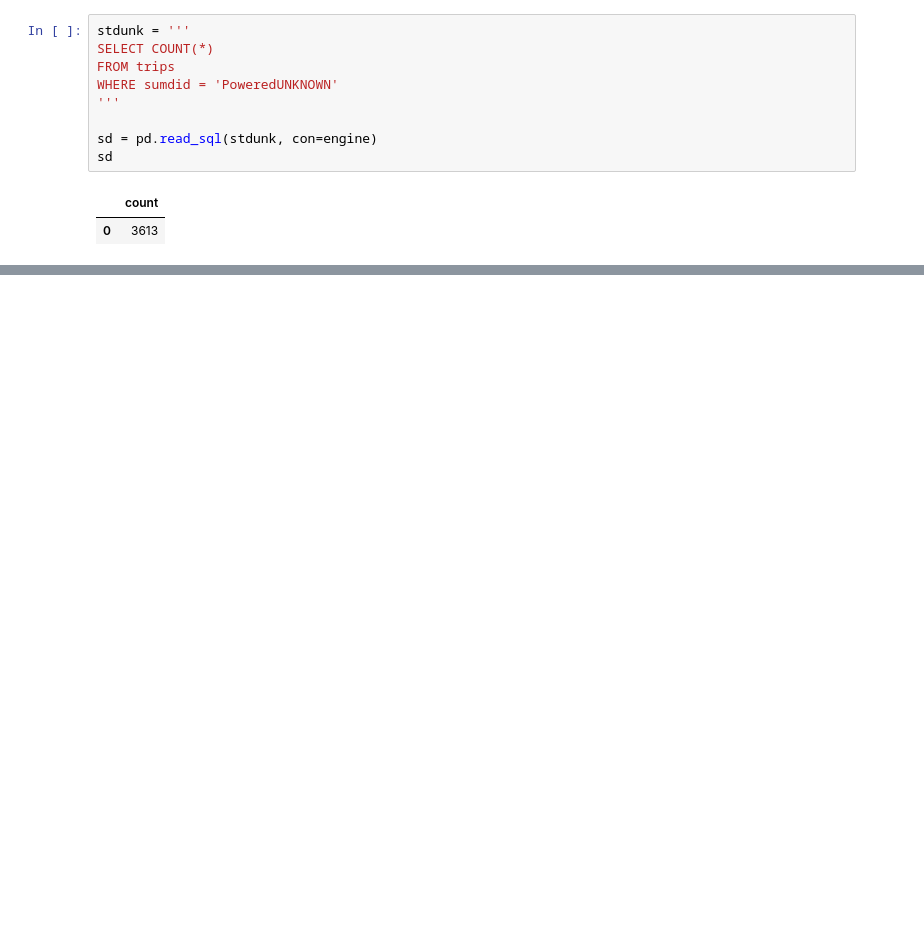
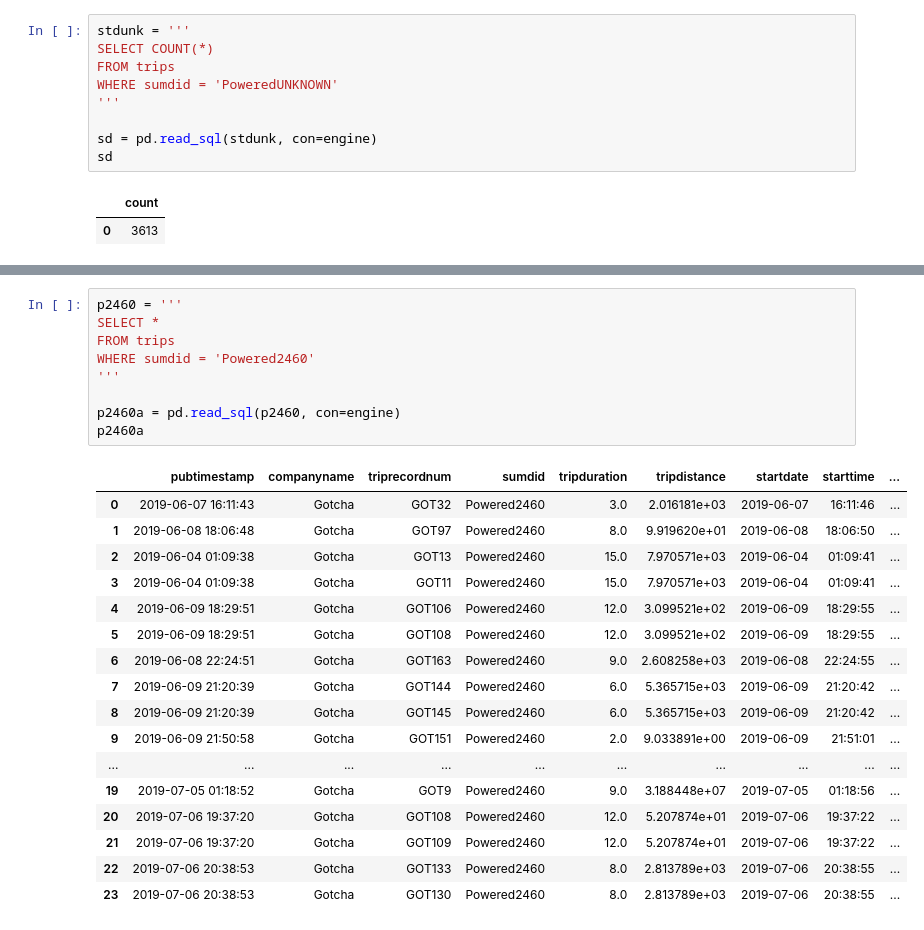
Before and after one commit to NSS-Data-Analytics-Cohort-8/scooter-partner1-badger-badger-python, a Jupyter notebook: notebooks/scoot_scoot.ipynb, the cells around one changed output, grey strips where cells are left out. Drawn from its saved outputs; the diff is of its cells as text; blank space fills up the shorter version.

Commit message:
Powered2460 is one busted scooter

```diff
--- a/notebooks/scoot_scoot.ipynb
+++ b/notebooks/scoot_scoot.ipynb
@@ -336,0 +439,27 @@ sd
+# %%
+p2460 = '''
+SELECT *
+FROM trips
+WHERE sumdid = 'Powered2460'
+'''
+
+p2460a = pd.read_sql(p2460, con=engine)
+p2460a
+# %% [output]
+|  | pubtimestamp | companyname | triprecordnum | sumdid | tripduration | tripdistance | startdate | starttime | ... |
+| 0 | 2019-06-07 16:11:43 | Gotcha | GOT32 | Powered2460 | 3.0 | 2.016181e+03 | 2019-06-07 | 16:11:46 | ... |
+| 1 | 2019-06-08 18:06:48 | Gotcha | GOT97 | Powered2460 | 8.0 | 9.919620e+01 | 2019-06-08 | 18:06:50 | ... |
+| 2 | 2019-06-04 01:09:38 | Gotcha | GOT13 | Powered2460 | 15.0 | 7.970571e+03 | 2019-06-04 | 01:09:41 | ... |
+| 3 | 2019-06-04 01:09:38 | Gotcha | GOT11 | Powered2460 | 15.0 | 7.970571e+03 | 2019-06-04 | 01:09:41 | ... |
+| 4 | 2019-06-09 18:29:51 | Gotcha | GOT106 | Powered2460 | 12.0 | 3.099521e+02 | 2019-06-09 | 18:29:55 | ... |
+| 5 | 2019-06-09 18:29:51 | Gotcha | GOT108 | Powered2460 | 12.0 | 3.099521e+02 | 2019-06-09 | 18:29:55 | ... |
+| 6 | 2019-06-08 22:24:51 | Gotcha | GOT163 | Powered2460 | 9.0 | 2.608258e+03 | 2019-06-08 | 22:24:55 | ... |
+| 7 | 2019-06-09 21:20:39 | Gotcha | GOT144 | Powered2460 | 6.0 | 5.365715e+03 | 2019-06-09 | 21:20:42 | ... |
+| 8 | 2019-06-09 21:20:39 | Gotcha | GOT145 | Powered2460 | 6.0 | 5.365715e+03 | 2019-06-09 | 21:20:42 | ... |
+| 9 | 2019-06-09 21:50:58 | Gotcha | GOT151 | Powered2460 | 2.0 | 9.033891e+00 | 2019-06-09 | 21:51:01 | ... |
+| ... | ... | ... | ... | ... | ... | ... | ... | ... | ... |
+| 19 | 2019-07-05 01:18:52 | Gotcha | GOT9 | Powered2460 | 9.0 | 3.188448e+07 | 2019-07-05 | 01:18:56 | ... |
+| 20 | 2019-07-06 19:37:20 | Gotcha | GOT108 | Powered2460 | 12.0 | 5.207874e+01 | 2019-07-06 | 19:37:22 | ... |
+| 21 | 2019-07-06 19:37:20 | Gotcha | GOT109 | Powered2460 | 12.0 | 5.207874e+01 | 2019-07-06 | 19:37:22 | ... |
+| 22 | 2019-07-06 20:38:53 | Gotcha | GOT133 | Powered2460 | 8.0 | 2.813789e+03 | 2019-07-06 | 20:38:55 | ... |
+| 23 | 2019-07-06 20:38:53 | Gotcha | GOT130 | Powered2460 | 8.0 | 2.813789e+03 | 2019-07-06 | 20:38:55 | ... |
```
Also changed, not shown: parts of 7 cells of this notebook.
